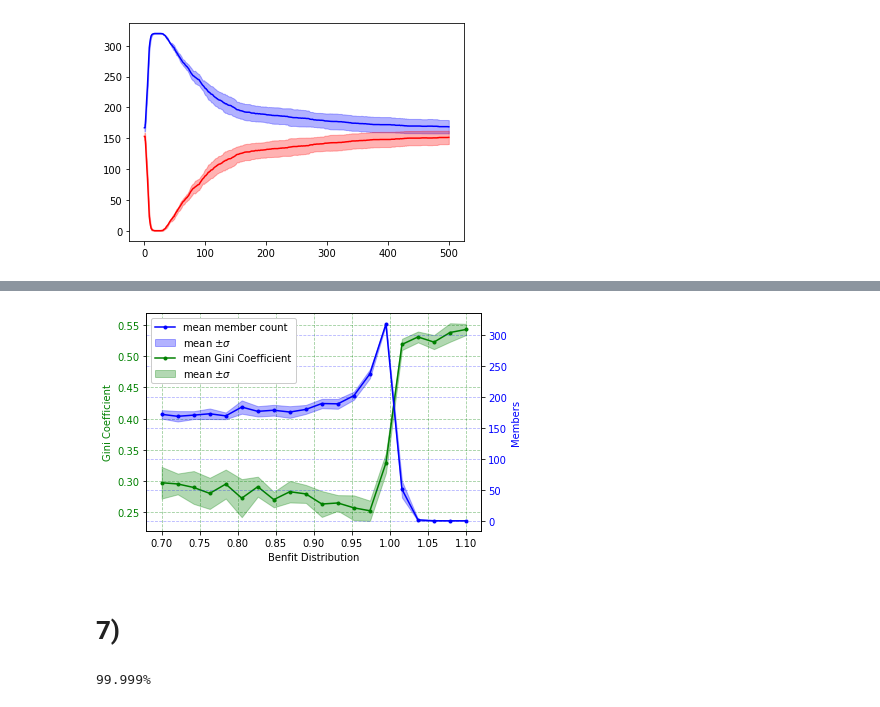
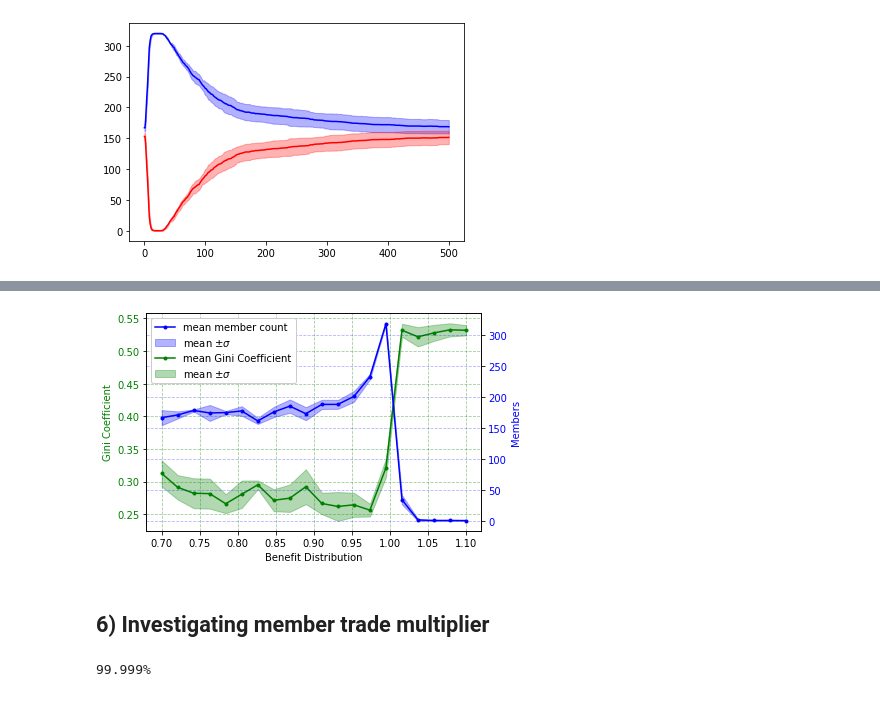
Before and after one commit to charelF/ABM, a Jupyter notebook: model/test.ipynb, the cells around one changed output, grey strips where cells are left out. Drawn from its saved outputs; the diff is of its cells as text; code cells hidden in the pictures.

```diff
--- a/model/test.ipynb
+++ b/model/test.ipynb
@@ -156,7 +154,7 @@ NameError: name 'df' is not defined
 rows = np.linspace(0, 0.4, 5)
 columns = [.7, .75, .8, .85, .9, .95, 1, 1.05, 1.10]
 sims = 1
-steps = 500
+steps = 1
 
 data = np.zeros((len(rows), len(columns), sims, 11))
 
@@ -180,6 +178,5 @@ for i, EUT in enumerate(rows):
             model.compute_statistics()
             model.datacollector.collect(model)
             # print("{:.1f}%".format((((i)*len(columns))+(j+1))*100/(len(columns)*len(rows))))
-            data[i,j,k] = model.datacollector.get_model_vars_dataframe()
-            # 7/0
+            data[i,j,k] = np.array(model.datacollector.get_model_vars_dataframe())[-1,:]
 # %% [output]
@@ -221,7 +216,7 @@ for i, name in enumerate(model.datacollector.get_model_vars_dataframe().columns)
     # plt.savefig("../img/matrix_new_{}.png".format(name), dpi=300)
     plt.show()
     print("-------------------------------------------------------")
-    9/0
+#     9/0
 # %% [output]
 [figure]
 -------------------------------------------------------
@@ -232,7 +237,7 @@ ZeroDivisionError: division by zero
 # %%
 x = np.linspace(0.7, 1.1, 20)
-sims = 10
-steps = 500
+sims = 1
+steps = 1
 
 data = np.zeros((len(x), sims, 11))
 
@@ -255,5 +260,5 @@ for i, BD in enumerate(x):
         model.compute_statistics()
         model.datacollector.collect(model)
         # print("{:.1f}%".format((((i)*len(columns))+(j+1))*100/(len(columns)*len(rows))))
-        data[i,k] = model.datacollector.get_model_vars_dataframe()
+        data[i,k] = np.array(model.datacollector.get_model_vars_dataframe())[-1,:]
 # %% [output]
@@ -285,30 +290,30 @@ for i, name in enumerate(model.datacollector.get_model_vars_dataframe().columns)
 # %%
 mean = np.mean(data, axis=1)
 std = np.std(data, axis=1)
 
 fig, ax2 = plt.subplots(figsize=(6, 4))
 ax1 = ax2.twinx()
 l1, = ax1.plot(x, mean[:,0], ".-", label="mean member count", color="blue")
 l2 = ax1.fill_between(x, mean[:,0]+std[:,0], mean[:,0]-std[:,0], alpha=0.3, color="blue", label="mean $\pm\sigma$")
 l3, = ax2.plot(x, mean[:,9], ".-", color="green", label="mean Gini Coefficient")
 l4 = ax2.fill_between(x, mean[:,9]+std[:,9], mean[:,9]-std[:,9], alpha=0.3, color="green", label="mean $\pm\sigma$")
 plt.legend()
 ax1.grid(color="blue", linestyle="--", alpha=0.3, zorder=0)
 ax1.set_ylabel("Members", color="blue")
-ax2.set_xlabel("Benfit Distribution", color="black")
+ax2.set_xlabel("Benefit Distribution", color="black")
 ax1.tick_params(axis='y', labelcolor="blue")
 
 ax2.grid(color="green", linestyle="--", alpha=0.4, zorder=0, which="both")
 ax2.set_ylabel("Gini Coefficient", color="green")
 ax2.tick_params(axis='y', labelcolor="green")
 lines = [l1, l2, l3, l4]
 ax1.legend(lines, [l.get_label() for l in lines], facecolor="white", framealpha=1)
 # plt.savefig("../img/gini_vs_members.png", dpi=300)
 plt.show()
 # %% [output]
-[figure, old version]
+[figure, new version]
-# %% [markdown]
-# 7)
+# %% [markdown]
+## 6) Investigating member trade multiplier
 # %%
 x = np.linspace(1, 4, 20)
 sims = 10
```
Also changed, not shown: parts of 23 cells of this notebook, 3 other files.
